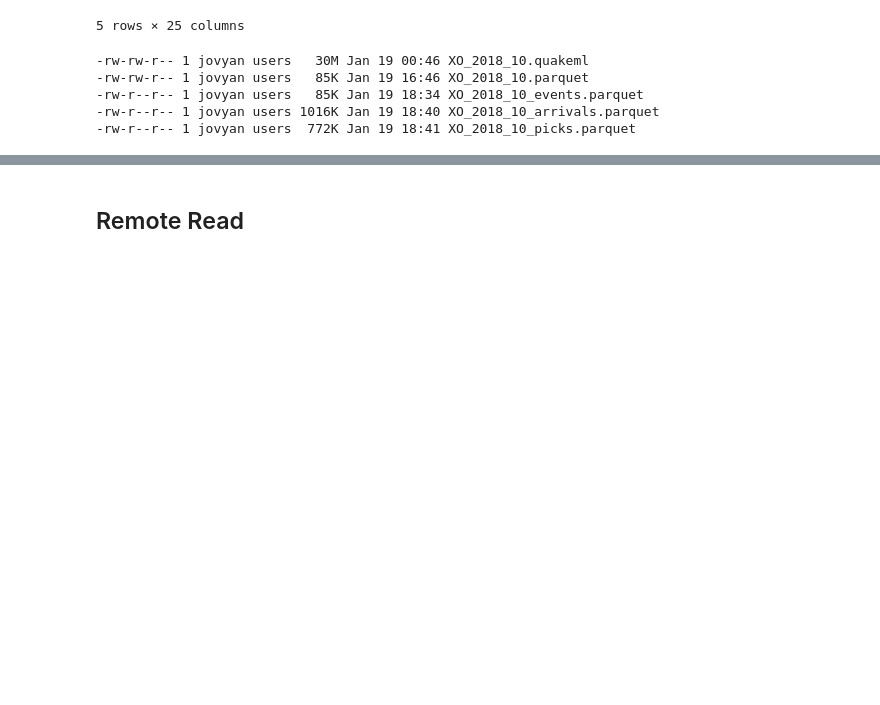
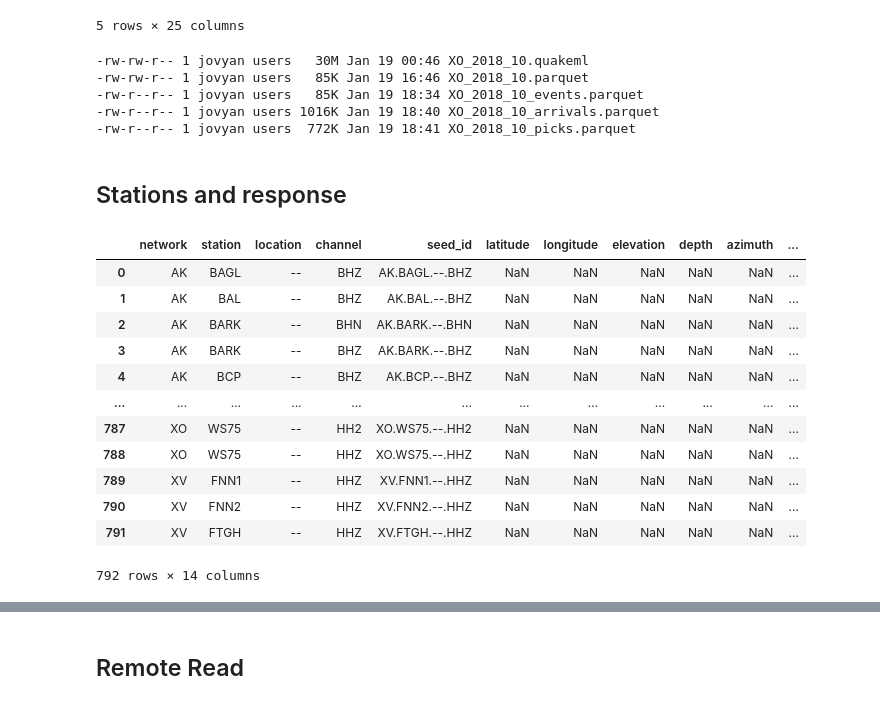
Before and after one commit to scottyhq/quakeflow-examples, a Jupyter notebook: inventory-parquet.ipynb, the cells around one changed output, grey strips where cells are left out. Cells and saved outputs as stored; diff of their text form; code cells hidden in the pictures; blank space fills up the shorter version.

Commit message:
add stations

```diff
--- a/inventory-parquet.ipynb
+++ b/inventory-parquet.ipynb
@@ -210,3 +216,24 @@ df.head()
 -rw-r--r-- 1 jovyan users   85K Jan 19 18:34 XO_2018_10_events.parquet
 -rw-r--r-- 1 jovyan users 1016K Jan 19 18:40 XO_2018_10_arrivals.parquet
 -rw-r--r-- 1 jovyan users  772K Jan 19 18:41 XO_2018_10_picks.parquet
+# %% [markdown]
+## Stations and response
+# %%
+# obspy.core.event.catalog.Catalog doesn't include lat,lon, etc.
+# better to pass obspy.core.inventory.inventory.Inventory from IRIS search...
+dfS = obsplus.stations_to_df(cat)
+dfS
+# %% [output]
+|  | network | station | location | channel | seed_id | latitude | longitude | elevation | depth | azimuth | ... |
+| 0 | AK | BAGL | -- | BHZ | AK.BAGL.--.BHZ | NaN | NaN | NaN | NaN | NaN | ... |
+| 1 | AK | BAL | -- | BHZ | AK.BAL.--.BHZ | NaN | NaN | NaN | NaN | NaN | ... |
+| 2 | AK | BARK | -- | BHN | AK.BARK.--.BHN | NaN | NaN | NaN | NaN | NaN | ... |
+| 3 | AK | BARK | -- | BHZ | AK.BARK.--.BHZ | NaN | NaN | NaN | NaN | NaN | ... |
+| 4 | AK | BCP | -- | BHZ | AK.BCP.--.BHZ | NaN | NaN | NaN | NaN | NaN | ... |
+| ... | ... | ... | ... | ... | ... | ... | ... | ... | ... | ... | ... |
+| 787 | XO | WS75 | -- | HH2 | XO.WS75.--.HH2 | NaN | NaN | NaN | NaN | NaN | ... |
+| 788 | XO | WS75 | -- | HHZ | XO.WS75.--.HHZ | NaN | NaN | NaN | NaN | NaN | ... |
+| 789 | XV | FNN1 | -- | HHZ | XV.FNN1.--.HHZ | NaN | NaN | NaN | NaN | NaN | ... |
+| 790 | XV | FNN2 | -- | HHZ | XV.FNN2.--.HHZ | NaN | NaN | NaN | NaN | NaN | ... |
+| 791 | XV | FTGH | -- | HHZ | XV.FTGH.--.HHZ | NaN | NaN | NaN | NaN | NaN | ... |
+792 rows × 14 columns
```
Also changed, not shown: parts of 20 cells of this notebook, 1 other file.
